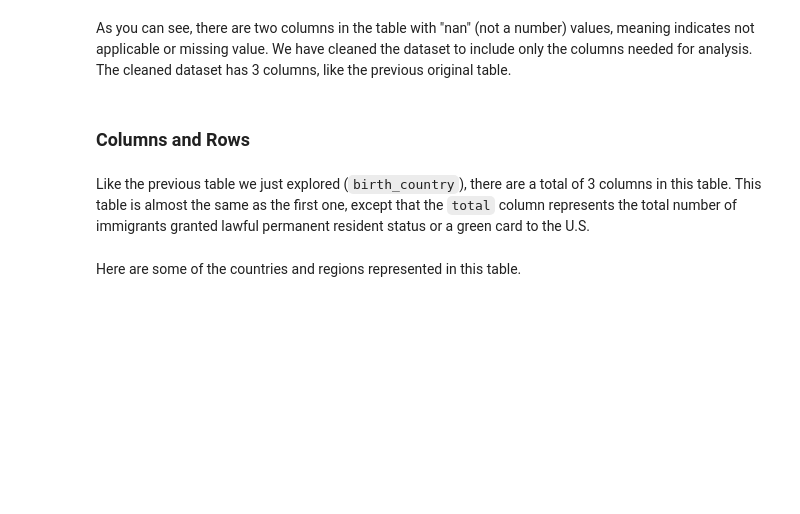
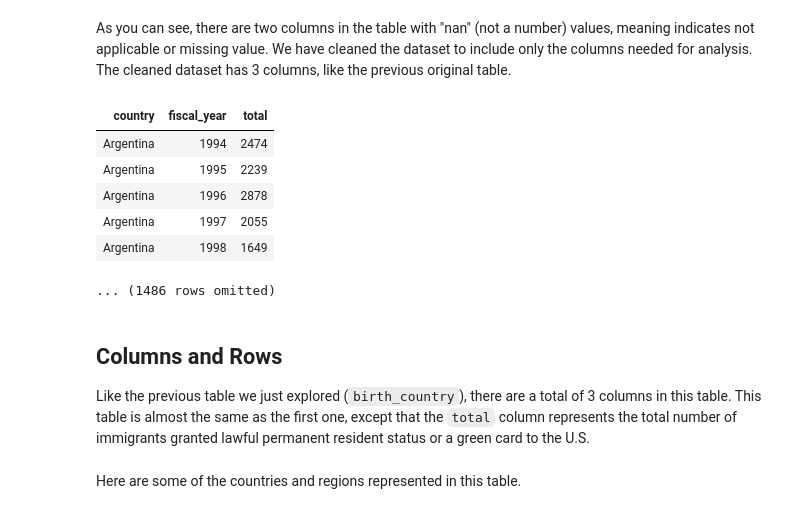
Before and after one commit to ds-modules/POLSCI-5, a Jupyter notebook: Immigration.ipynb, the cells around one changed output. Saved outputs shown, nothing was run; the diff lists cells and outputs as text; code cells hidden in the pictures; blank space fills up the shorter version.

```diff
--- a/Immigration.ipynb
+++ b/Immigration.ipynb
@@ -177,10 +286,17 @@ permanent_residence.show(5)
 As you can see, there are two columns in the table with "nan" (not a number) values, meaning  indicates not applicable or missing value. We have cleaned the dataset to include only the columns needed for analysis. The cleaned dataset has 3 columns, like the previous original table.
 # %%
 permanent_residence = permanent_residence.drop('Unnamed: 3', 'Unnamed: 4') # removes the specified column lablels
-permanent_residence
+permanent_residence.show(5)
+# %% [output]
+| country | fiscal_year | total |
+| Argentina | 1994 | 2474 |
+| Argentina | 1995 | 2239 |
+| Argentina | 1996 | 2878 |
+| Argentina | 1997 | 2055 |
+| Argentina | 1998 | 1649 |
+... (1486 rows omitted)
-# %% [markdown]
-### Columns and Rows
 # %% [markdown]
+## Columns and Rows <a id='3a'></a>
 Like the previous table we just explored (`birth_country`), there are a total of 3 columns in this table. This table is almost the same as the first one, except that the `total` column represents the total number of immigrants granted lawful permanent resident status or a green card to the U.S.
 # %% [markdown]
 Here are some of the countries and regions represented in this table.
```
Also changed, not shown: parts of 58 cells of this notebook.
